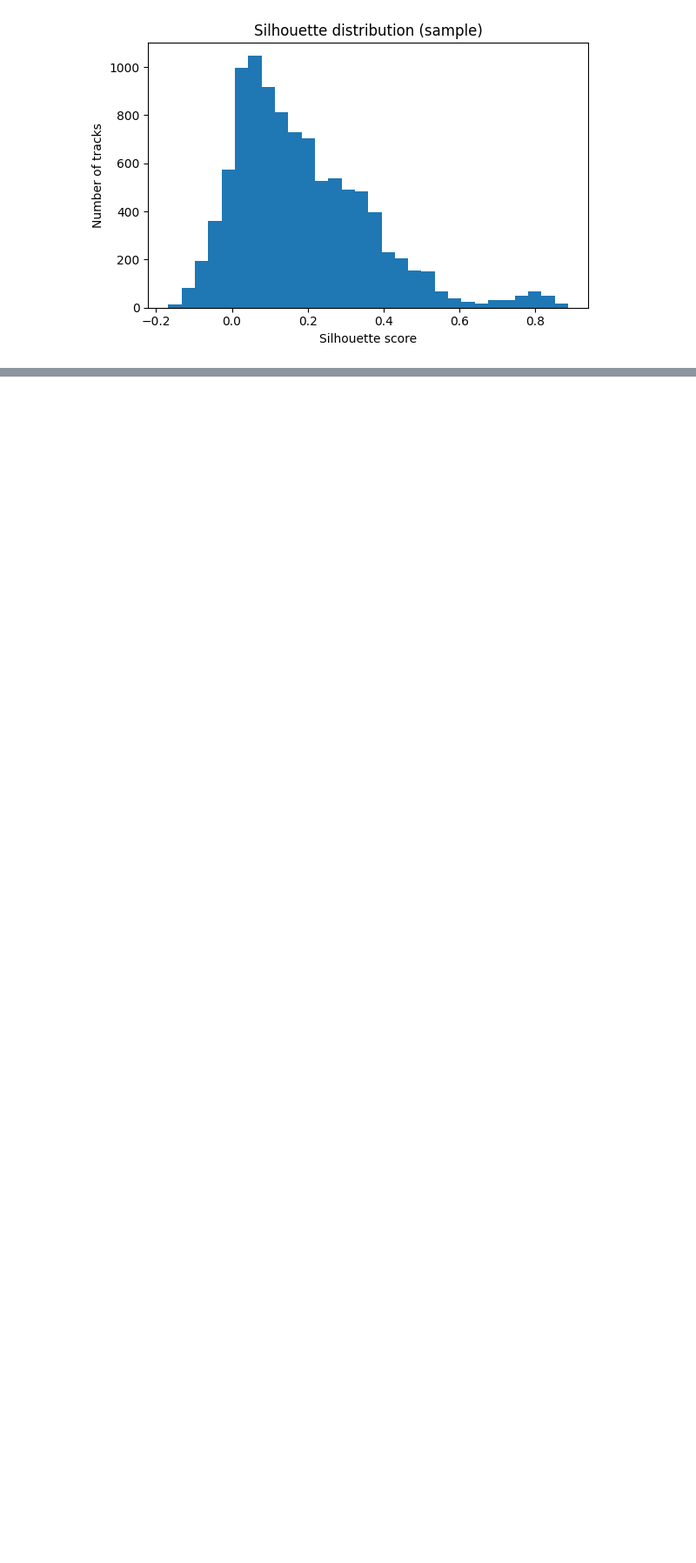
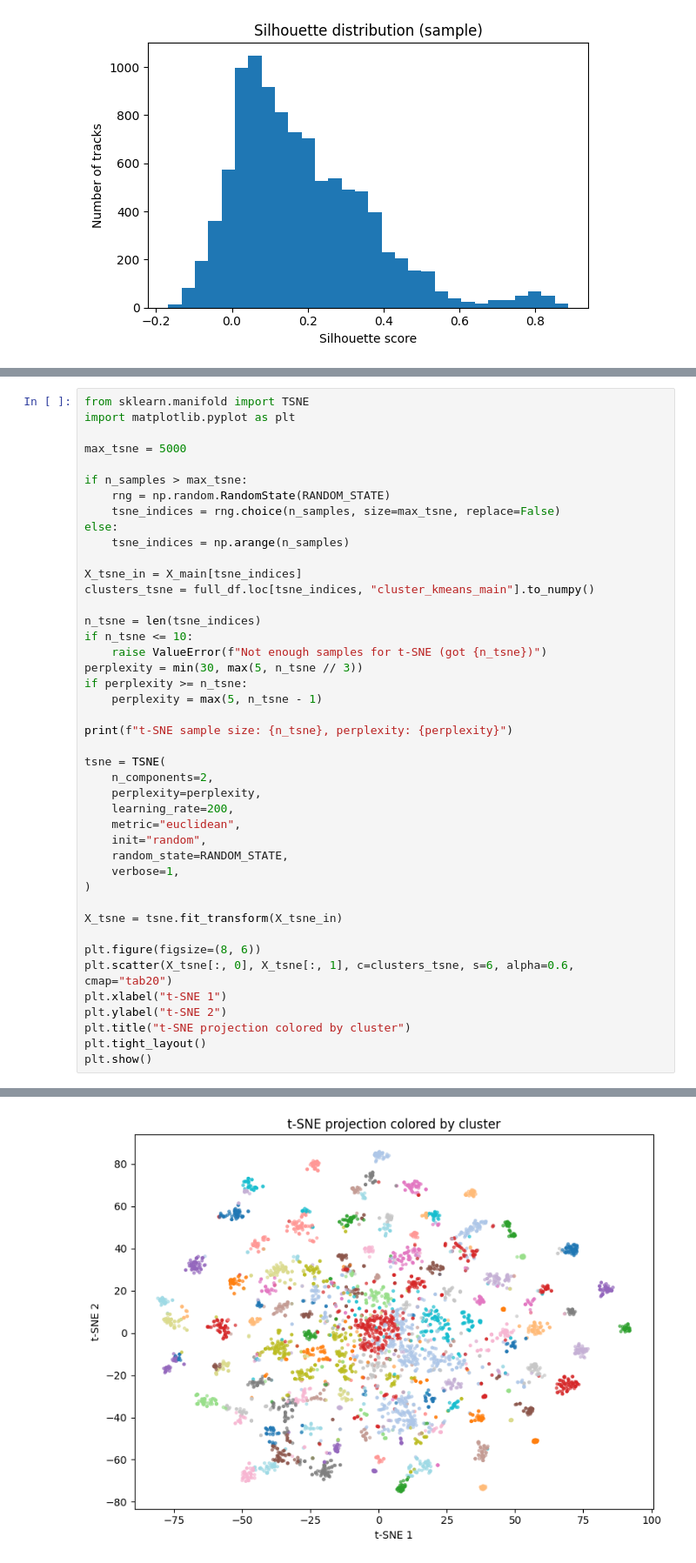
Before and after one commit to adamajane/computational-tools-for-data-science-02807-project, a Jupyter notebook: 4-full-recommendation-system/4.ipynb, the cells around one changed output, grey strips where cells are left out. Shown at 87% size. Cells and saved outputs as stored; diff of their text form; blank space fills up the shorter version.

```diff
--- a/4-full-recommendation-system/4.ipynb
+++ b/4-full-recommendation-system/4.ipynb
@@ -521,0 +445,44 @@ summarize_user_profile(df_andreas_matched, user_name="Andreas")
+# %%
+from sklearn.manifold import TSNE
+import matplotlib.pyplot as plt
+
+max_tsne = 5000
+
+if n_samples > max_tsne:
+    rng = np.random.RandomState(RANDOM_STATE)
+    tsne_indices = rng.choice(n_samples, size=max_tsne, replace=False)
+else:
+    tsne_indices = np.arange(n_samples)
+
+X_tsne_in = X_main[tsne_indices]
+clusters_tsne = full_df.loc[tsne_indices, "cluster_kmeans_main"].to_numpy()
+
+n_tsne = len(tsne_indices)
+if n_tsne <= 10:
+    raise ValueError(f"Not enough samples for t-SNE (got {n_tsne})")
+perplexity = min(30, max(5, n_tsne // 3))
+if perplexity >= n_tsne:
+    perplexity = max(5, n_tsne - 1)
+
+print(f"t-SNE sample size: {n_tsne}, perplexity: {perplexity}")
+
+tsne = TSNE(
+    n_components=2,
+    perplexity=perplexity,
+    learning_rate=200,
+    metric="euclidean",
+    init="random",
+    random_state=RANDOM_STATE,
+    verbose=1,
+)
+
+X_tsne = tsne.fit_transform(X_tsne_in)
+
+plt.figure(figsize=(8, 6))
+plt.scatter(X_tsne[:, 0], X_tsne[:, 1], c=clusters_tsne, s=6, alpha=0.6, cmap="tab20")
+plt.xlabel("t-SNE 1")
+plt.ylabel("t-SNE 2")
+plt.title("t-SNE projection colored by cluster")
+plt.tight_layout()
+plt.show()
+# %% [output]
@@ -521,0 +501 @@ summarize_user_profile(df_andreas_matched, user_name="Andreas")
+[figure, added]
```
Also changed, not shown: parts of 39 cells of this notebook, 1 other file.
